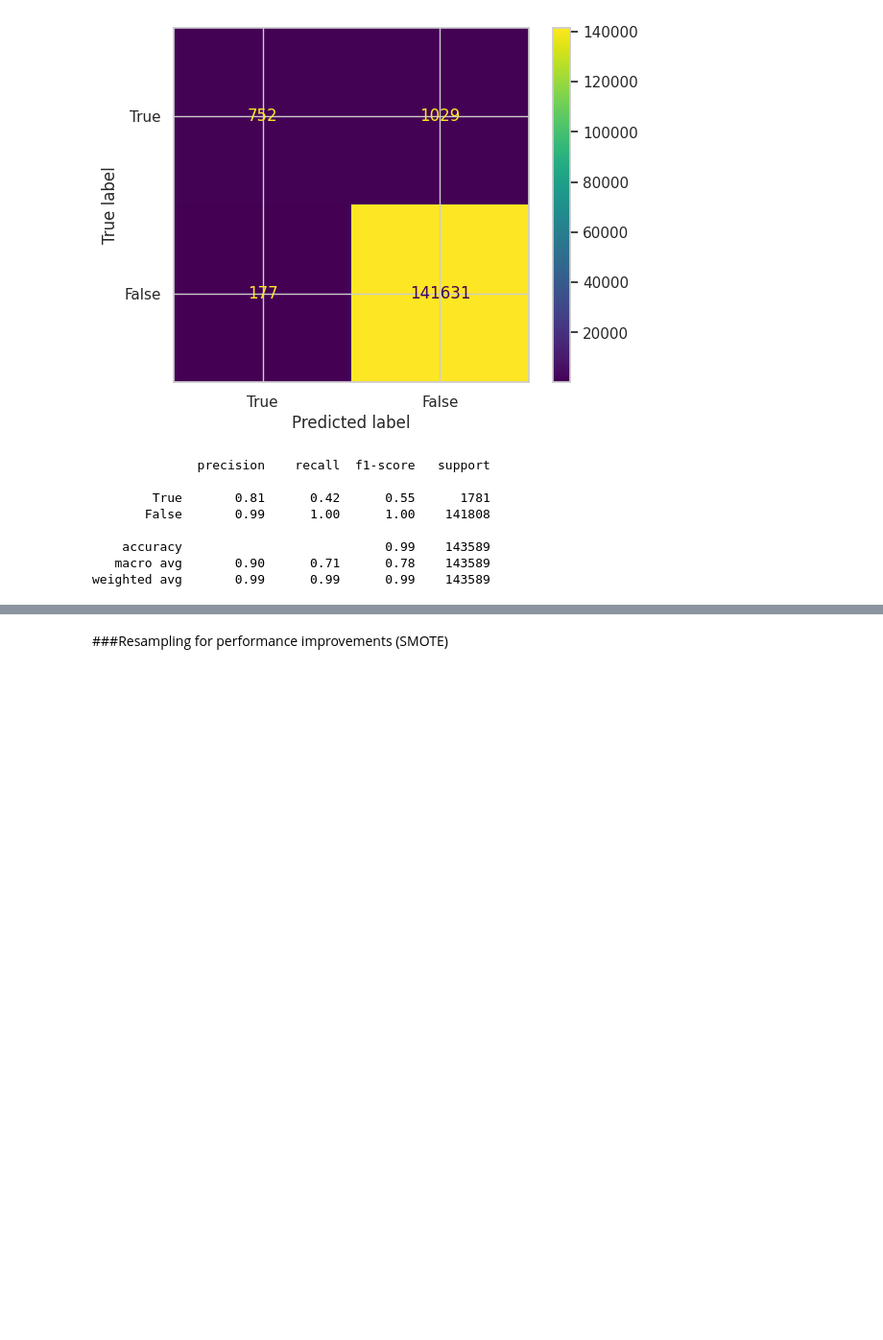
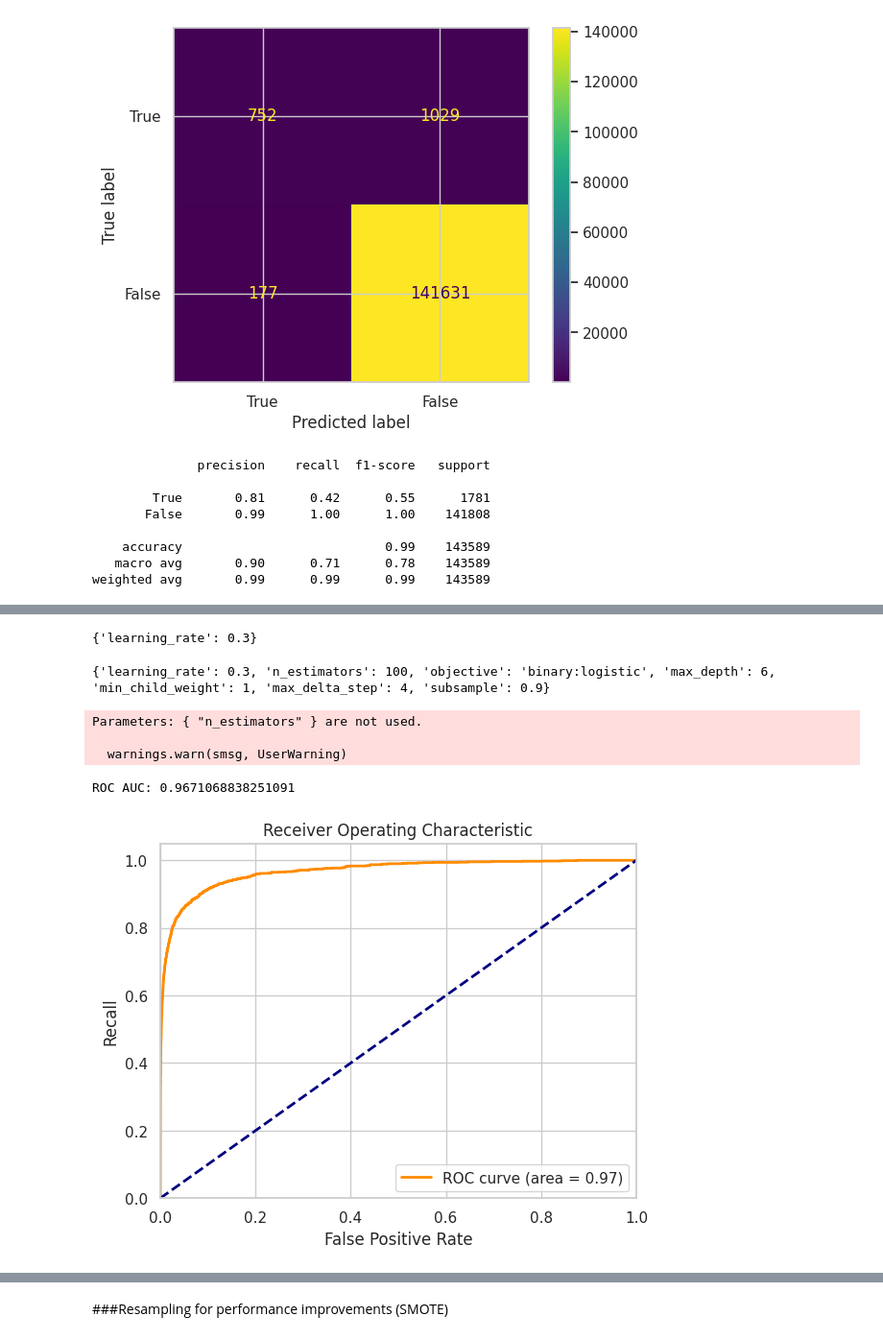
Before and after one commit to fsternini/anomaly-prediction, a Jupyter notebook: anomaly_prediction.ipynb, the cells around one changed output, grey strips where cells are left out. Shown at 96% size. Saved outputs shown, nothing was run; the diff lists cells and outputs as text; code cells hidden in the pictures; blank space fills up the shorter version.

```diff
--- a/anomaly_prediction.ipynb
+++ b/anomaly_prediction.ipynb
@@ -587,0 +637,6 @@ weighted avg       0.99      0.99      0.99    143589
+# %%
+cv_params = {'subsample': [0.8,0.9,1], 'max_delta_step': [0,1,2,4,8]}
+fix_params = {'learning_rate': 0.2, 'n_estimators': 100, 'objective': 'binary:logistic', 'max_depth': 6, 'min_child_weight':1}
+csv = GridSearchCV(xgb.XGBClassifier(**fix_params), cv_params, scoring = 'f1', cv = 5)
+csv.fit(X_train, y_train)
+csv.best_params_
@@ -587,0 +645,7 @@ weighted avg       0.99      0.99      0.99    143589
+# %%
+cv_params = {'learning_rate': [0.05, 0.1, 0.15, 0.2, 0.25, 0.3, 0.35]}
+fix_params['max_delta_step'] = 4
+fix_params['subsample'] = 0.9
+csv = GridSearchCV(xgb.XGBClassifier(**fix_params), cv_params, scoring = 'f1', cv = 5)
+csv.fit(X_train, y_train)
+#csv.grid_scores_
@@ -587,0 +670,39 @@ weighted avg       0.99      0.99      0.99    143589
+# %%
+csv.best_params_
+# %% [output]
+{'learning_rate': 0.3}
+# %%
+fix_params['learning_rate'] = 0.3
+params_final =  fix_params
+print(params_final)
+# %% [output]
+{'learning_rate': 0.3, 'n_estimators': 100, 'objective': 'binary:logistic', 'max_depth': 6, 'min_child_weight': 1, 'max_delta_step': 4, 'subsample': 0.9}
+# %%
+xgdmat_train = xgb.DMatrix(X_train, y_train)
+xgdmat_test = xgb.DMatrix(X_test, y_test)
+xgb_final = xgb.train(params_final, xgdmat_train, num_boost_round = 100)
+# %% [output]
+Parameters: { "n_estimators" } are not used.
+
+  warnings.warn(smsg, UserWarning)
+# %%
+from sklearn.metrics import roc_curve, auc, roc_auc_score
+y_pred = xgb_final.predict(xgdmat_test)
+fpr, tpr, thresholds = roc_curve(y_test, y_pred)
+roc_auc = auc(fpr, tpr)
+
+print("ROC AUC:", roc_auc)
+# Plot ROC curve
+plt.figure()
+plt.plot(fpr, tpr, color='darkorange', lw=2, label='ROC curve (area = %0.2f)' % roc_auc)
+plt.plot([0, 1], [0, 1], color='navy', lw=2, linestyle='--')
+plt.xlim([0.0, 1.0])
+plt.ylim([0.0, 1.05])
+plt.xlabel('False Positive Rate')
+plt.ylabel('Recall')
+plt.title('Receiver Operating Characteristic')
+plt.legend(loc="lower right")
+plt.show()
+# %% [output]
+ROC AUC: 0.9671068838251091
+[figure, added]
```
Also changed, not shown: parts of 14 cells of this notebook.
